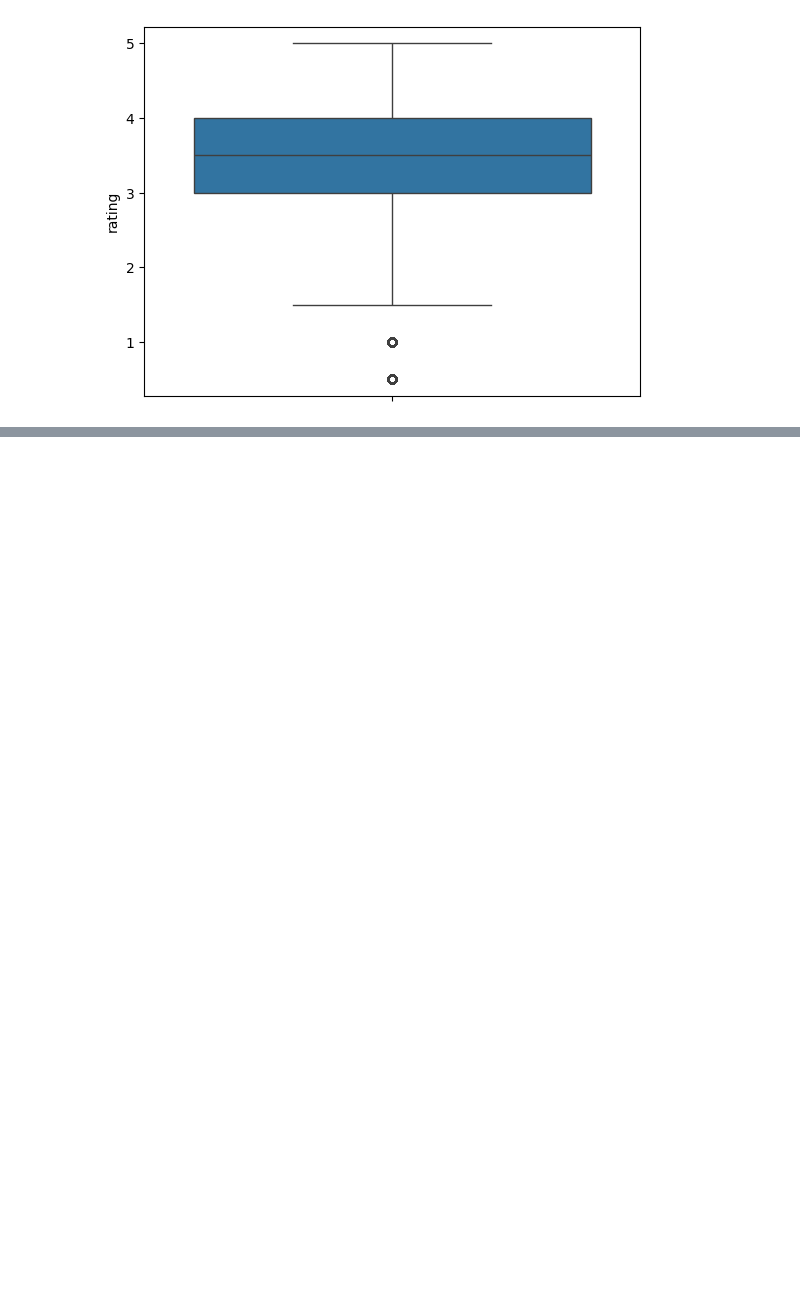
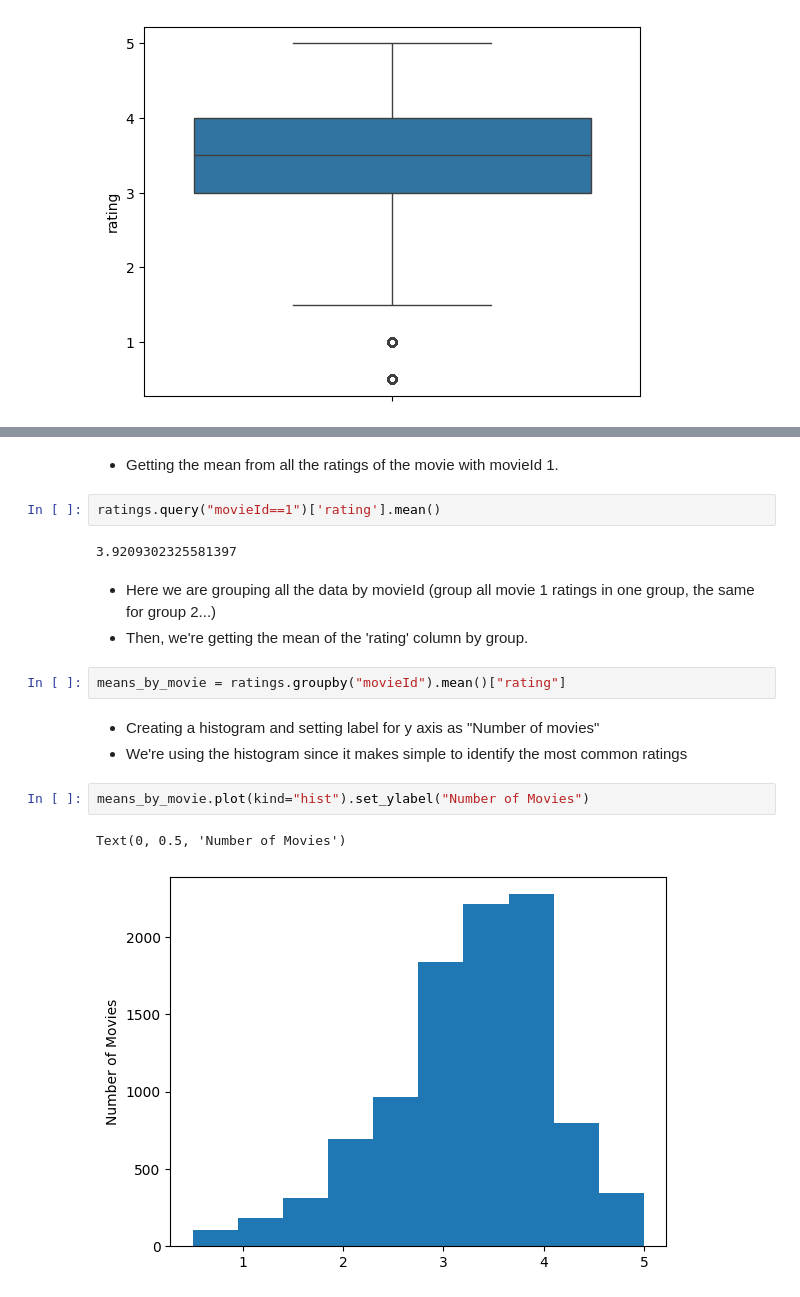
Before and after one commit to LucianBell/MovieLens_Analysis_Visualization, a Jupyter notebook: MovieLens.ipynb, the cells around one changed output, grey strips where cells are left out. Drawn from its saved outputs; the diff is of its cells as text; blank space fills up the shorter version.

```diff
--- a/MovieLens.ipynb
+++ b/MovieLens.ipynb
@@ -85,0 +163,19 @@ sns.boxplot(ratings['rating'])
+# %% [markdown]
+- Getting the mean from all the ratings of the movie with movieId 1.
+# %%
+ratings.query("movieId==1")['rating'].mean()
+# %% [output]
+3.9209302325581397
+# %% [markdown]
+- Here we are grouping all the data by movieId (group all movie 1 ratings in one group, the same for group 2...)
+- Then, we're getting the mean of the 'rating' column by group.
+# %%
+means_by_movie = ratings.groupby("movieId").mean()["rating"]
+# %% [markdown]
+- Creating a histogram and setting label for y axis as "Number of movies"
+- We're using the histogram since it makes simple to identify the most common ratings
+# %%
+means_by_movie.plot(kind="hist").set_ylabel("Number of Movies")
+# %% [output]
+Text(0, 0.5, 'Number of Movies')
+[figure, added]
```
Also changed, not shown: parts of 24 cells of this notebook.
